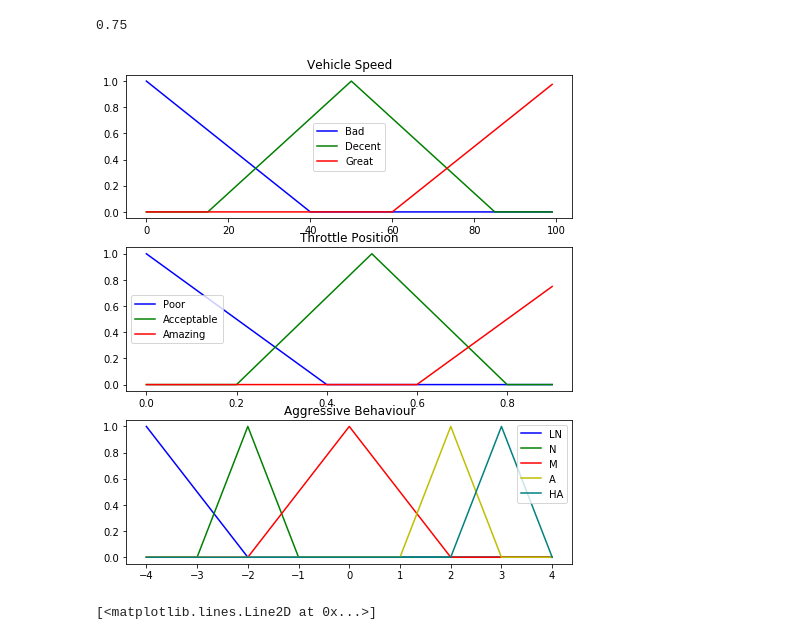
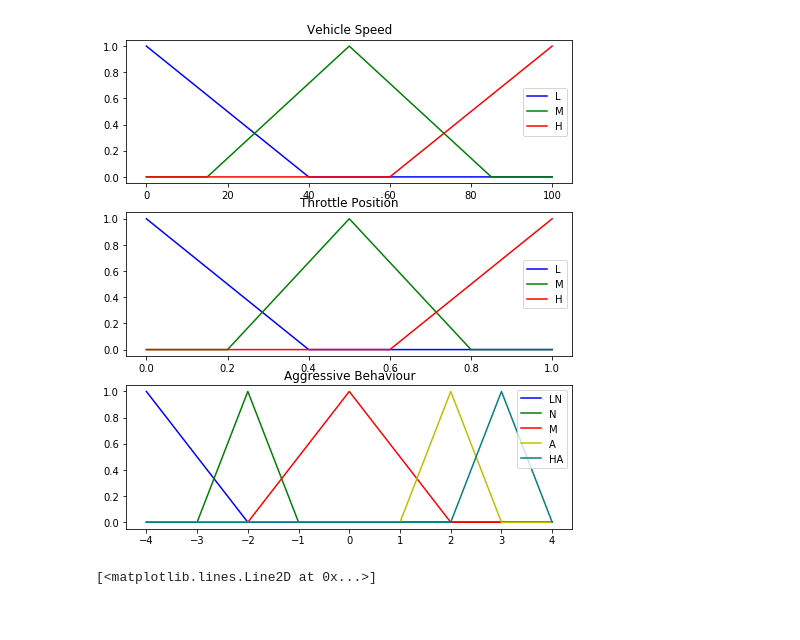
Before and after one commit to trentlavoie/fydp, a Jupyter notebook: notebooks/rec/preprocess_simulation_data.ipynb, the cells around one changed output. Drawn from its saved outputs; the diff is of its cells as text; code cells hidden in the pictures.

```diff
--- a/notebooks/rec/preprocess_simulation_data.ipynb
+++ b/notebooks/rec/preprocess_simulation_data.ipynb
@@ -39,8 +39,8 @@ data['rel_y'] = np.sin(np.deg2rad(data.abs_steering)) * data.distance
 data['abs_x'] = data.rel_x.cumsum()
 data['abs_y'] = data.rel_y.cumsum()
 
-x_velocity = np.arange(0, 100, 1)
-x_throttle = np.arange(0, 1, 0.1)
+x_velocity = np.arange(0, 101, 1)
+x_throttle = np.arange(0, 1.1, 0.1)
 x_aggressiveness  = np.arange(-4, 5, 1)
 
 # Generate fuzzy membership functions
@@ -53,46 +53,71 @@ throttle_hi = fuzz.trimf(x_throttle, [0.6, 1.0, 1.0])
 aggressive_LN = fuzz.trimf(x_aggressiveness, [-4, -4, -2])
 aggressive_N = fuzz.trimf(x_aggressiveness, [-3, -2, -1])
 aggressive_M = fuzz.trimf(x_aggressiveness, [-2, 0, 2 ])
 aggressive_A = fuzz.trimf(x_aggressiveness, [1, 2, 3])
 aggressive_HA = fuzz.trimf(x_aggressiveness, [2, 3, 4])
 
 # Visualize these universes and membership functions
 fig, (ax0, ax1, ax2) = plt.subplots(nrows=3, figsize=(8, 9))
 
-ax0.plot(x_velocity, vel_lo, 'b', linewidth=1.5, label='Bad')
-ax0.plot(x_velocity, vel_md, 'g', linewidth=1.5, label='Decent')
-ax0.plot(x_velocity, vel_hi, 'r', linewidth=1.5, label='Great')
+ax0.plot(x_velocity, vel_lo, 'b', linewidth=1.5, label='L')
+ax0.plot(x_velocity, vel_md, 'g', linewidth=1.5, label='M')
+ax0.plot(x_velocity, vel_hi, 'r', linewidth=1.5, label='H')
 ax0.set_title('Vehicle Speed')
 ax0.legend()
 
-ax1.plot(x_throttle, throttle_lo, 'b', linewidth=1.5, label='Poor')
-ax1.plot(x_throttle, throttle_md, 'g', linewidth=1.5, label='Acceptable')
-ax1.plot(x_throttle, throttle_hi, 'r', linewidth=1.5, label='Amazing')
+ax1.plot(x_throttle, throttle_lo, 'b', linewidth=1.5, label='L')
+ax1.plot(x_throttle, throttle_md, 'g', linewidth=1.5, label='M')
+ax1.plot(x_throttle, throttle_hi, 'r', linewidth=1.5, label='H')
 ax1.set_title('Throttle Position')
 ax1.legend()
 
 ax2.plot(x_aggressiveness, aggressive_LN, 'b', linewidth=1.5, label='LN')
 ax2.plot(x_aggressiveness, aggressive_N, 'g', linewidth=1.5, label='N')
 ax2.plot(x_aggressiveness, aggressive_M, 'r', linewidth=1.5, label='M')
 ax2.plot(x_aggressiveness, aggressive_A, 'y', linewidth=1.5, label='A')
 ax2.plot(x_aggressiveness, aggressive_HA, 'teal', linewidth=1.5, label='HA')
 ax2.set_title('Aggressive Behaviour')
 ax2.legend()
 
-vel_level_lo = fuzz.interp_membership(x_velocity, vel_lo, 50)
-vel_level_md = fuzz.interp_membership(x_velocity, vel_md, 50)
-vel_level_hi = fuzz.interp_membership(x_velocity, vel_hi, 50)
+vel_level_lo = fuzz.interp_membership(x_velocity, vel_lo, 80)
+vel_level_md = fuzz.interp_membership(x_velocity, vel_md, 80)
+vel_level_hi = fuzz.interp_membership(x_velocity, vel_hi, 80)
 
 throttle_level_lo = fuzz.interp_membership(x_throttle, throttle_lo, 0.9)
 throttle_level_md = fuzz.interp_membership(x_throttle, throttle_md, 0.9)
 throttle_level_hi = fuzz.interp_membership(x_throttle, throttle_hi, 0.9)
 
-active_rule1 = np.fmax(vel_level_hi, throttle_level_hi)
+velocity = ctrl.Antecedent(x_velocity, 'velocity')
+throttle = ctrl.Antecedent(x_throttle, 'throttle')
+aggressiveness = ctrl.Consequent(x_aggressiveness, 'aggressiveness')
 
-aggressive_HA = np.fmin(active_rule1, aggressive_HA)
+velocity.automf(names=['L', 'M', 'H'])
+throttle.automf(names=['L', 'M', 'H'])
+aggressiveness.automf(names=['LN', 'N', 'M', 'A', 'HA'])
+
+rule1 = ctrl.Rule(velocity['L'] & throttle['L'], aggressiveness['LN'])
+rule2 = ctrl.Rule(velocity['L'] & throttle['M'], aggressiveness['M'])
+rule3 = ctrl.Rule(velocity['L'] & throttle['H'], aggressiveness['HA'])
+rule4 = ctrl.Rule(velocity['M'] & throttle['L'], aggressiveness['N'])
+rule5 = ctrl.Rule(velocity['M'] & throttle['M'], aggressiveness['M'])
+rule6 = ctrl.Rule(velocity['M'] & throttle['H'], aggressiveness['A'])
+rule7 = ctrl.Rule(velocity['H'] & throttle['L'], aggressiveness['HA'])
+rule8 = ctrl.Rule(velocity['H'] & throttle['M'], aggressiveness['A'])
+rule9 = ctrl.Rule(velocity['H'] & throttle['H'], aggressiveness['HA'])
+
+system = ctrl.ControlSystem(rules=[rule1, rule2, rule3, rule4, rule5, rule6, rule7, rule8, rule9])
+
+aggressive_output = ctrl.ControlSystemSimulation(system)
+
+aggressive_output.input['velocity'] = 90
+aggressive_output.input['throttle'] = 0.9
+
+aggressive_output.compute()
+
+print aggressive_output.output['aggressiveness']
+aggressive_output.view(sim=tipping)
 # %% [output]
-0.75
-[figure, old version]
+[figure, new version]
 # %%
 # OPTIONAL: Output processed csv file
 
```
